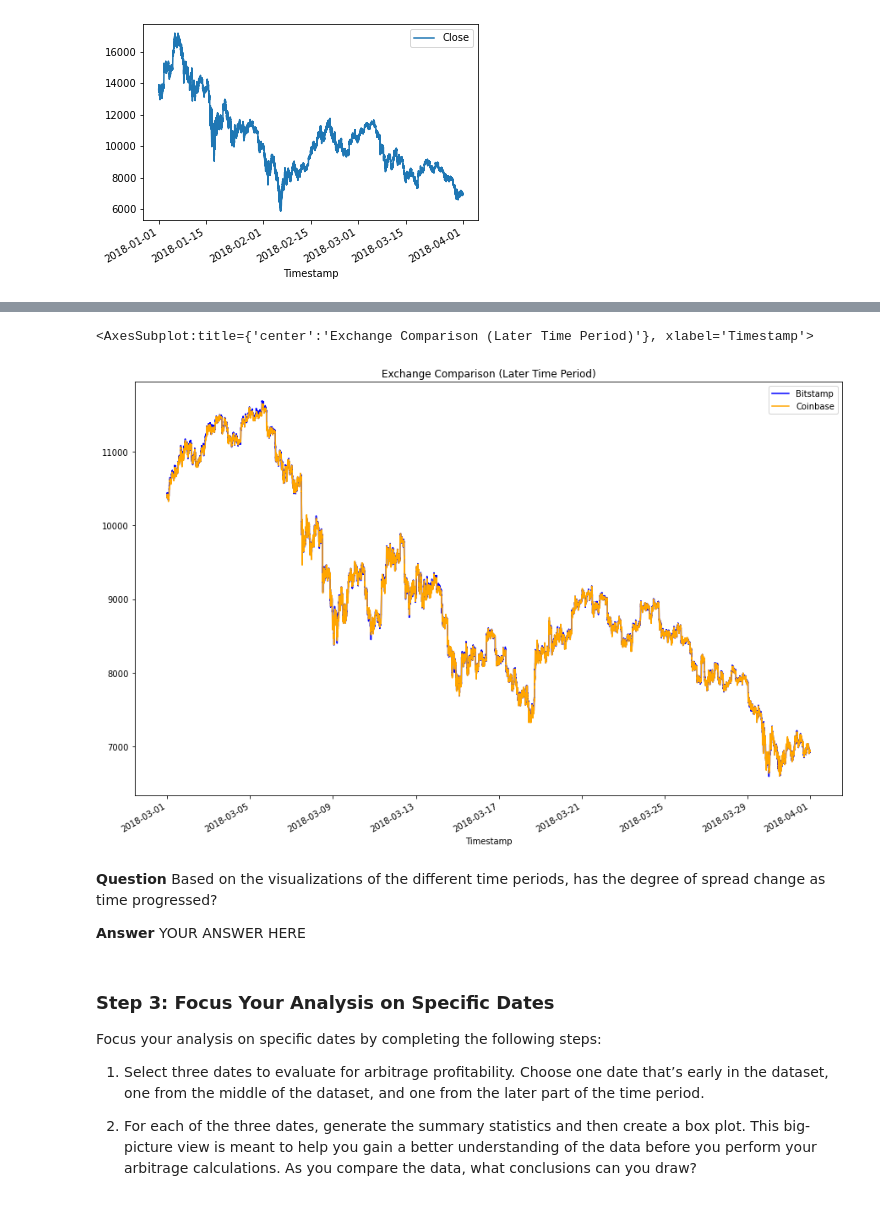
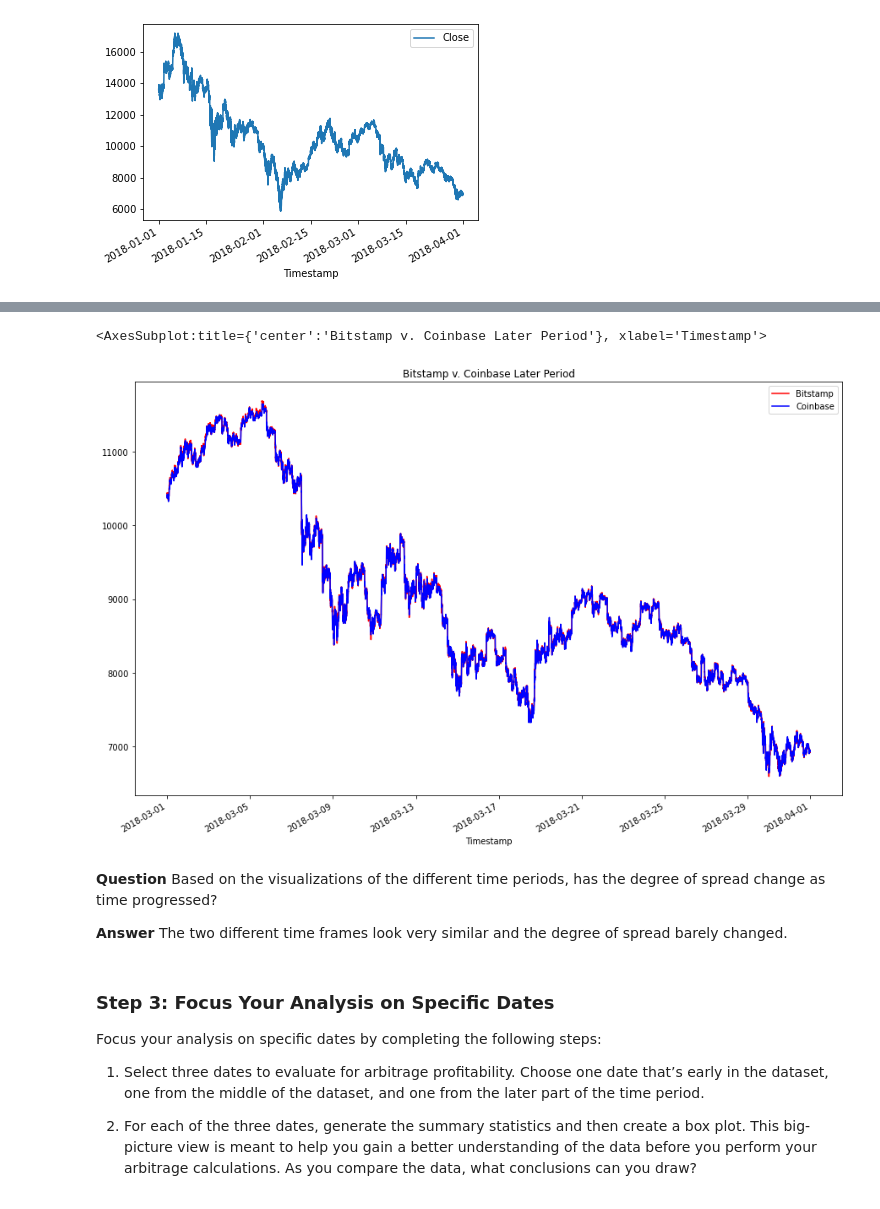
Before and after one commit to annajolt/Challenge_3, a Jupyter notebook: crypto_arbitrage.ipynb, the cells around one changed output, grey strips where cells are left out. Cells and saved outputs as stored; diff of their text form; code cells hidden in the pictures.

```diff
--- a/crypto_arbitrage.ipynb
+++ b/crypto_arbitrage.ipynb
@@ -283,15 +286,18 @@ coinbase_sliced['Close'].plot(legend=True, figsize=(15, 10), color='blue', label
 # %%
 # Using the loc and plot functions, create an overlay plot that visualizes
 # the price action of both DataFrames for a one month period later in the dataset
 # Be sure to include the parameters: legend, figure size, title, and color and label
-# YOUR CODE HERE
+bitstamp_sliced['Close'].loc['2018-03-01': '2018-04-01'].plot(legend=True, figsize=(15, 10), color='red', label='Bitstamp',
+                              title='Bitstamp v. Coinbase Later Period')
+coinbase_sliced['Close'].loc['2018-03-01': '2018-04-01'].plot(legend=True, figsize=(15, 10), color='blue', label="Coinbase",
+                             title='Bitstamp v. Coinbase Later Period')
 # %% [output]
-<AxesSubplot:title={'center':'Exchange Comparison (Later Time Period)'}, xlabel='Timestamp'>
+<AxesSubplot:title={'center':'Bitstamp v. Coinbase Later Period'}, xlabel='Timestamp'>
-[figure, old version]
+[figure, new version]
 # %% [markdown]
 **Question** Based on the visualizations of the different time periods, has the degree of spread change as time progressed?
 
-**Answer** YOUR ANSWER HERE
+**Answer** The two different time frames look very similar and the degree of spread barely changed.
 # %% [markdown]
 ### Step 3: Focus Your Analysis on Specific Dates
 
```
Also changed, not shown: parts of 10 cells of this notebook.
